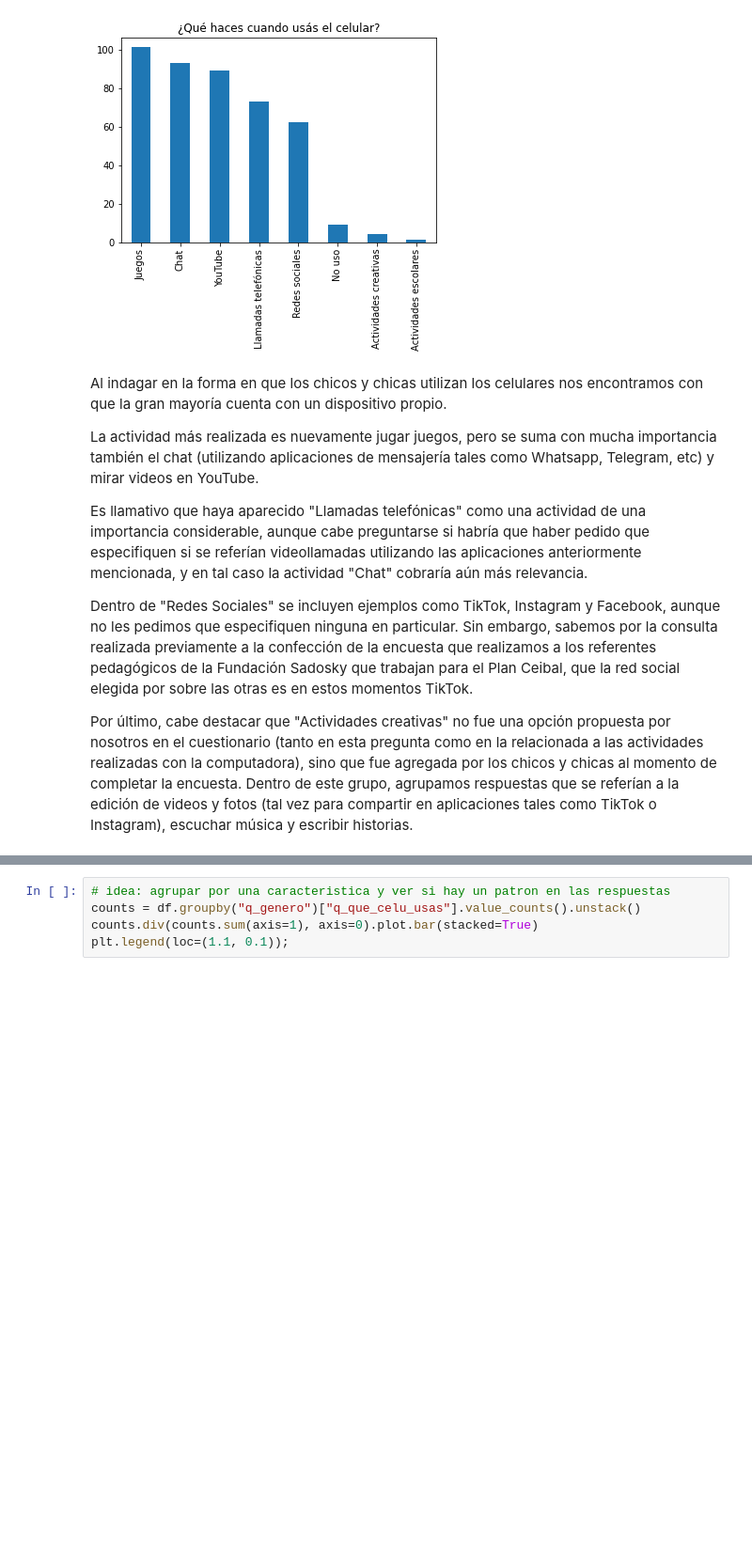
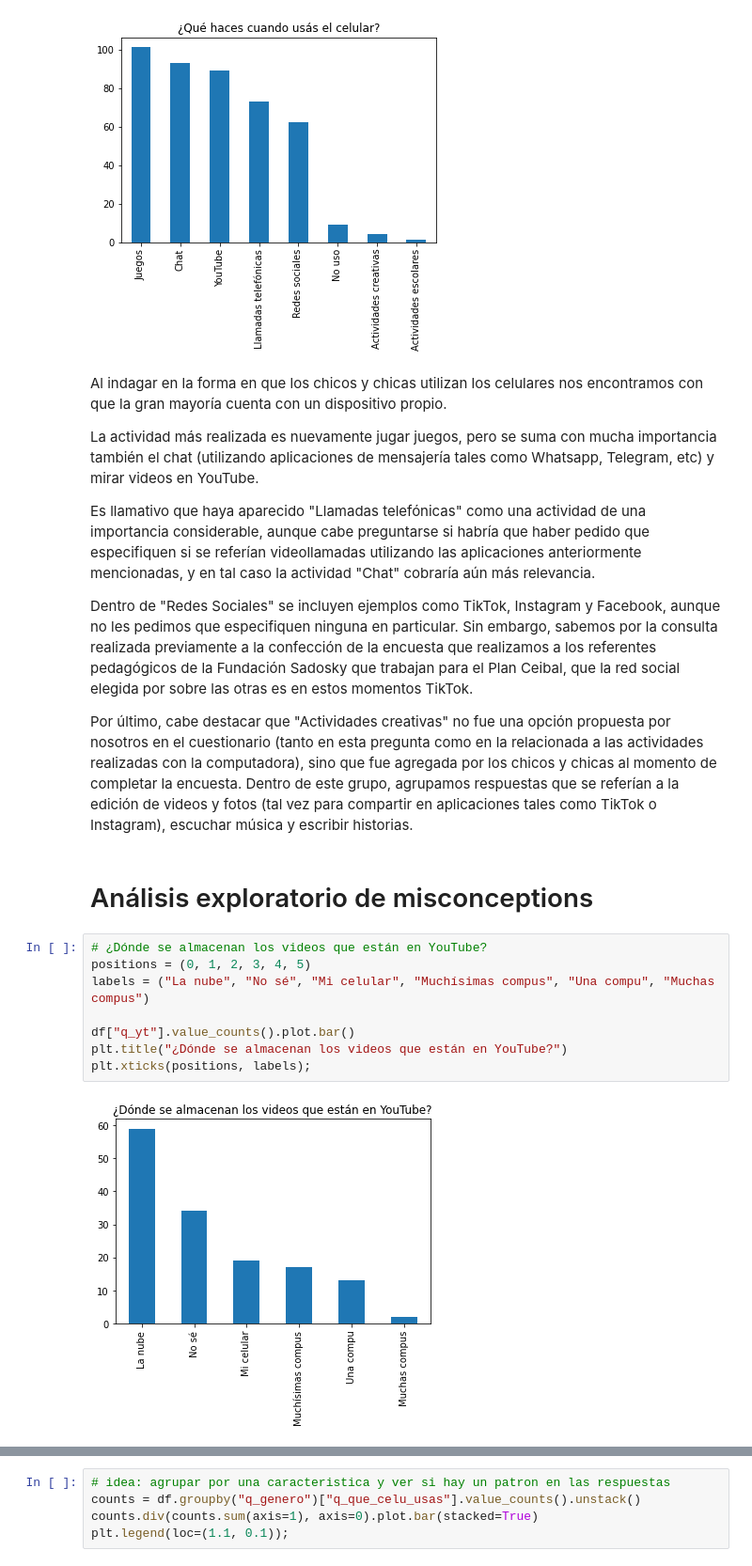
Before and after one commit to luparral/misconceptions, a Jupyter notebook: notebooks/Análisis exploratorio.ipynb, the cells around one changed output, grey strips where cells are left out. Shown at 94% size. Drawn from its saved outputs; the diff is of its cells as text; blank space fills up the shorter version.

```diff
--- a/notebooks/Análisis exploratorio.ipynb
+++ b/notebooks/Análisis exploratorio.ipynb
@@ -131,8 +132,20 @@ Al indagar en la forma en que los chicos y chicas utilizan los celulares nos enc
 
 La actividad más realizada es nuevamente jugar juegos, pero se suma con mucha importancia también el chat (utilizando aplicaciones de mensajería tales como Whatsapp, Telegram, etc) y mirar videos en YouTube.
 
-Es llamativo que haya aparecido "Llamadas telefónicas" como una actividad de una importancia considerable, aunque cabe preguntarse si habría que haber pedido que especifiquen si se referían videollamadas utilizando las aplicaciones anteriormente mencionada, y en tal caso la actividad "Chat" cobraría aún más relevancia.
+Es llamativo que haya aparecido "Llamadas telefónicas" como una actividad de una importancia considerable, aunque cabe preguntarse si habría que haber pedido que especifiquen si se referían videollamadas utilizando las aplicaciones anteriormente mencionadas, y en tal caso la actividad "Chat" cobraría aún más relevancia.
 
 Dentro de "Redes Sociales" se incluyen ejemplos como TikTok, Instagram y Facebook, aunque no les pedimos que especifiquen ninguna en particular. Sin embargo, sabemos por la consulta realizada previamente a la confección de la encuesta que realizamos a los referentes pedagógicos de la Fundación Sadosky que trabajan para el Plan Ceibal, que la red social elegida por sobre las otras es en estos momentos TikTok.
 
 Por último, cabe destacar que "Actividades creativas" no fue una opción propuesta por nosotros en el cuestionario (tanto en esta pregunta como en la relacionada a las actividades realizadas con la computadora), sino que fue agregada por los chicos y chicas al momento de completar la encuesta. Dentro de este grupo, agrupamos respuestas que se referían a la edición de videos y fotos (tal vez para compartir en aplicaciones tales como TikTok o Instagram), escuchar música y escribir historias.
+# %% [markdown]
+# Análisis exploratorio de misconceptions
+# %%
+# ¿Dónde se almacenan los videos que están en YouTube?
+positions = (0, 1, 2, 3, 4, 5)
+labels = ("La nube", "No sé", "Mi celular", "Muchísimas compus", "Una compu", "Muchas compus")
+
+df["q_yt"].value_counts().plot.bar()
+plt.title("¿Dónde se almacenan los videos que están en YouTube?")
+plt.xticks(positions, labels);
+# %% [output]
+[figure, added]
```
Also changed, not shown: parts of 8 cells of this notebook, 1 other file.
